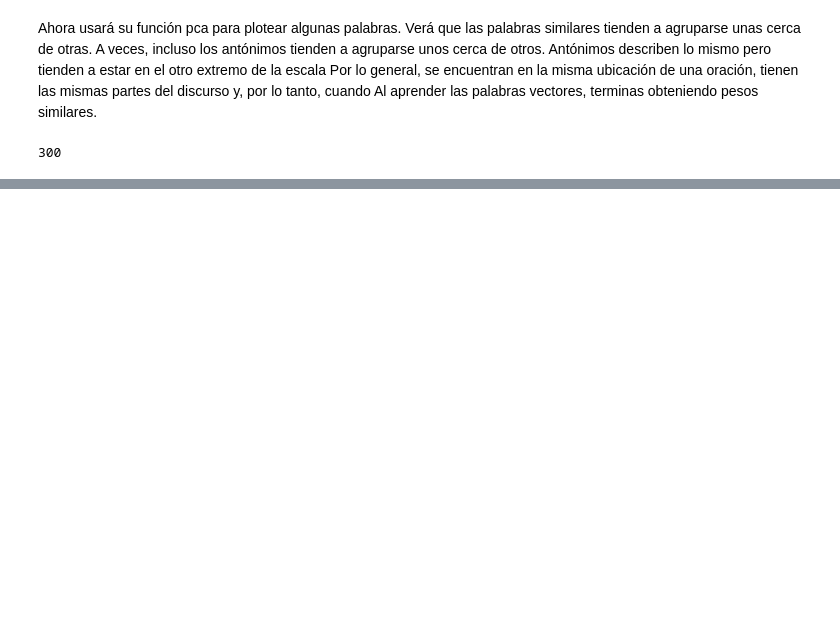
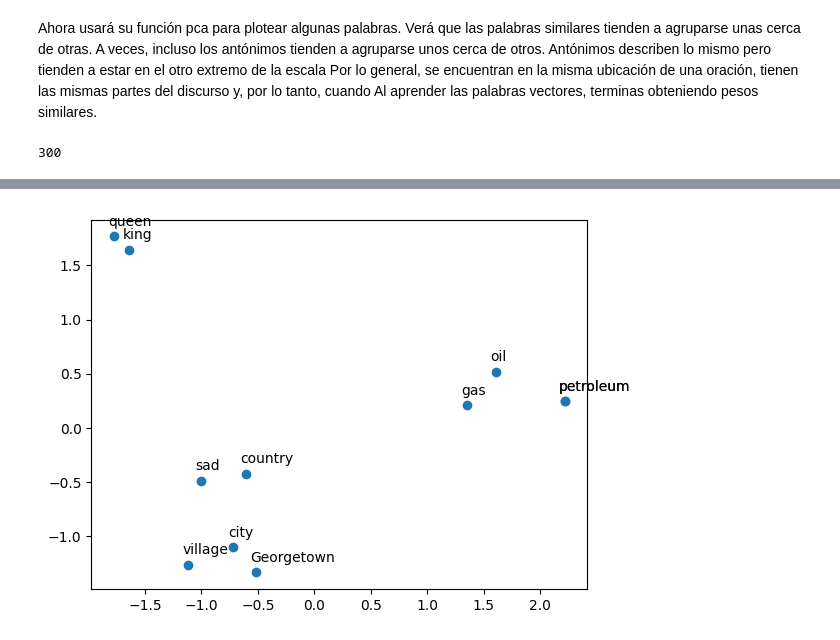
Before and after one commit to echaparro/Procesamiento_Natural_del_Lenguaje_2026, a Jupyter notebook: Modulo I/Actividad4_Predicción_paises_wordembeddings.ipynb, the cells around one changed output, grey strips where cells are left out. Saved outputs shown, nothing was run; the diff lists cells and outputs as text; code cells hidden in the pictures; blank space fills up the shorter version.

```diff
--- a/Modulo I/Actividad4_Predicción_paises_wordembeddings.ipynb
+++ b/Modulo I/Actividad4_Predicción_paises_wordembeddings.ipynb
@@ -232,7 +332,16 @@ Al aprender las palabras vectores, terminas obteniendo pesos similares.
 len(word_embeddings['king'])
 # %% [output]
 300
-# %%
-def get_vectors(embeddings, words):
-
-    return X
+# %%
+def get_vectors(embeddings, words):
+    n= len(word_embeddings['king'])
+    X= np.zeros((1,n))
+
+    for word in words:
+        word_emb = embeddings[word]
+        X= np.row_stack((X,word_emb))
+
+    return X[1:,:]
+# %%
+words =['sad','city','petroleum','Georgetown','oil','petroleum','gas','country','king','queen','village']
+X= get_vectors(word_embeddings,words)
@@ -238,0 +364,3 @@ def get_vectors(embeddings, words):
+# %%
+result = compute_pca(X,2)
+result
@@ -238,0 +379,7 @@ def get_vectors(embeddings, words):
+# %%
+plt.scatter(result[:,0], result[:,1])
+for i, word in enumerate(words):
+    plt.annotate(word,xy=(result[i,0] - 0.05,result[i,1]+0.1))
+plt.show()
+# %% [output]
+[figure, added]
```
Also changed, not shown: parts of 20 cells of this notebook.
